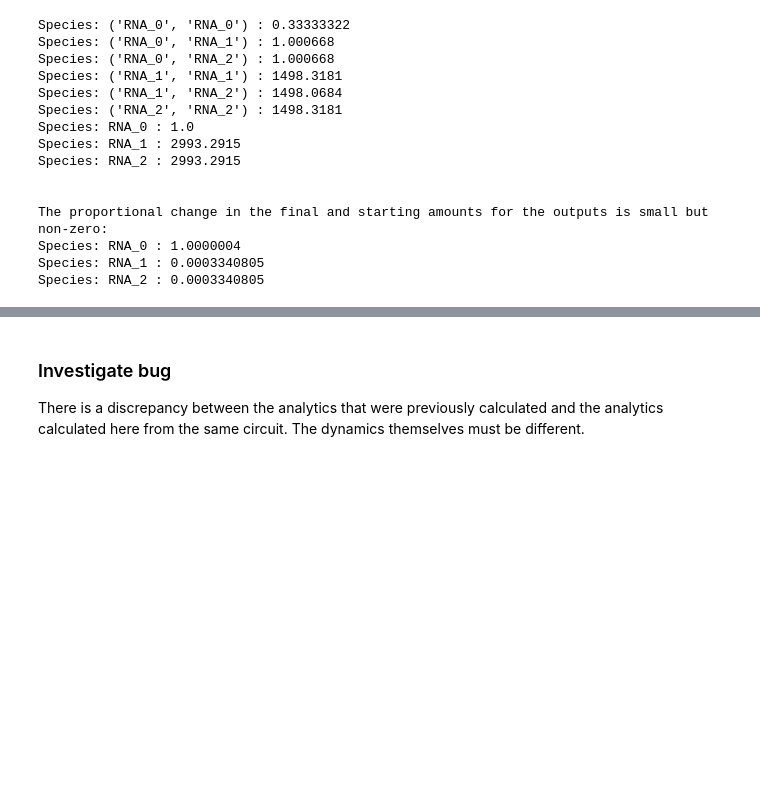
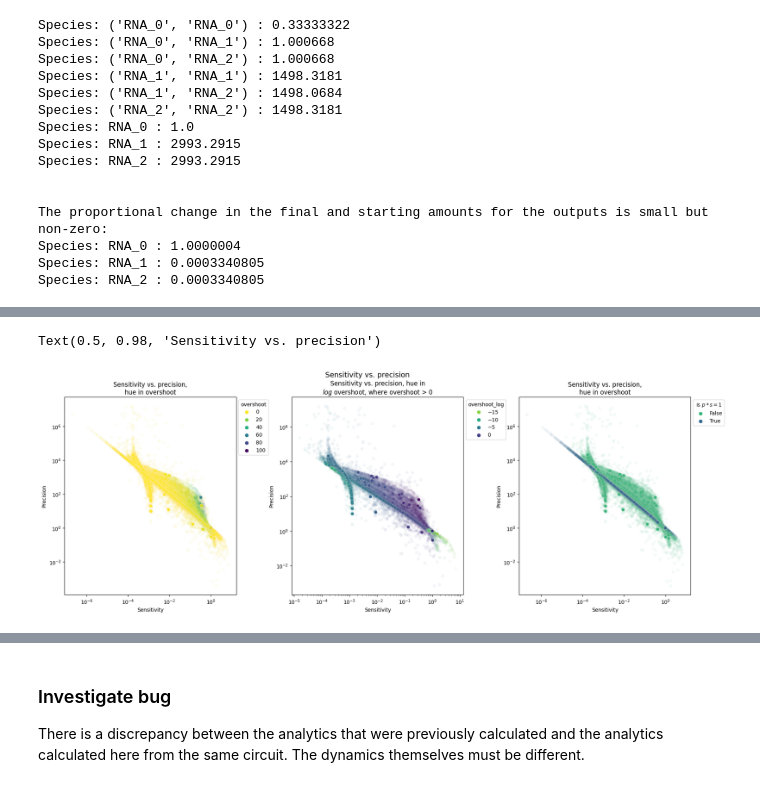
Before and after one commit to olive004/synbio_morpher, a Jupyter notebook: notebooks/15_circuit_case_study.ipynb, the cells around one changed output, grey strips where cells are left out. Cells and saved outputs as stored; diff of their text form; code cells hidden in the pictures; blank space fills up the shorter version.

```diff
--- a/notebooks/15_circuit_case_study.ipynb
+++ b/notebooks/15_circuit_case_study.ipynb
@@ -660,0 +637,38 @@ As seen above, even the signal species $RNA_0$ does not have a precision of exac
+# %%
+fig = plt.figure(figsize=(22, 7))
+fig.subplots_adjust(wspace=0.325)
+
+ax = plt.subplot(1,3,1)
+sns.scatterplot(data, x='sensitivity_wrt_species-6', y='precision_wrt_species-6', hue='overshoot', alpha=0.05, palette='viridis_r')
+plt.xscale('log')
+plt.yscale('log')
+plt.xlabel('Sensitivity')
+plt.ylabel('Precision')
+plt.title('Sensitivity vs. precision,\nhue in overshoot')
+sns.move_legend(ax, 'upper left', bbox_to_anchor=(1,1))
+
+data['overshoot_log'] = np.log(data['overshoot'])
+ax = plt.subplot(1,3,2)
+sns.scatterplot(data[data['overshoot'] > 0], x='sensitivity_wrt_species-6', y='precision_wrt_species-6', hue='overshoot_log', alpha=0.05, palette='viridis_r')
+plt.xscale('log')
+plt.yscale('log')
+plt.xlabel('Sensitivity')
+plt.ylabel('Precision')
+plt.title('Sensitivity vs. precision, hue in\n$log$ overshoot, where overshoot > 0')
+sns.move_legend(ax, 'upper left', bbox_to_anchor=(1,1))
+
+ax = plt.subplot(1,3,3)
+# data['is $p * s = 1$'] = data['sensitivity_wrt_species-6'] == (1 / data['precision_wrt_species-6'])
+data['is $p * s = 1$'] = (data['sensitivity_wrt_species-6'] * data['precision_wrt_species-6'] > 1.0 - 1e-1) & (data['sensitivity_wrt_species-6'] * data['precision_wrt_species-6'] < 1.0 + 1e-1)
+sns.scatterplot(data, x='sensitivity_wrt_species-6', y='precision_wrt_species-6', hue='is $p * s = 1$', alpha=0.05, palette='viridis_r')
+plt.xscale('log')
+plt.yscale('log')
+plt.xlabel('Sensitivity')
+plt.ylabel('Precision')
+plt.title('Sensitivity vs. precision,\nhue in overshoot')
+sns.move_legend(ax, 'upper left', bbox_to_anchor=(1,1))
+
+plt.suptitle('Sensitivity vs. precision', fontsize=14)
+# %% [output]
+Text(0.5, 0.98, 'Sensitivity vs. precision')
+[figure, added]
```
Also changed, not shown: parts of 29 cells of this notebook, 1 other file.
